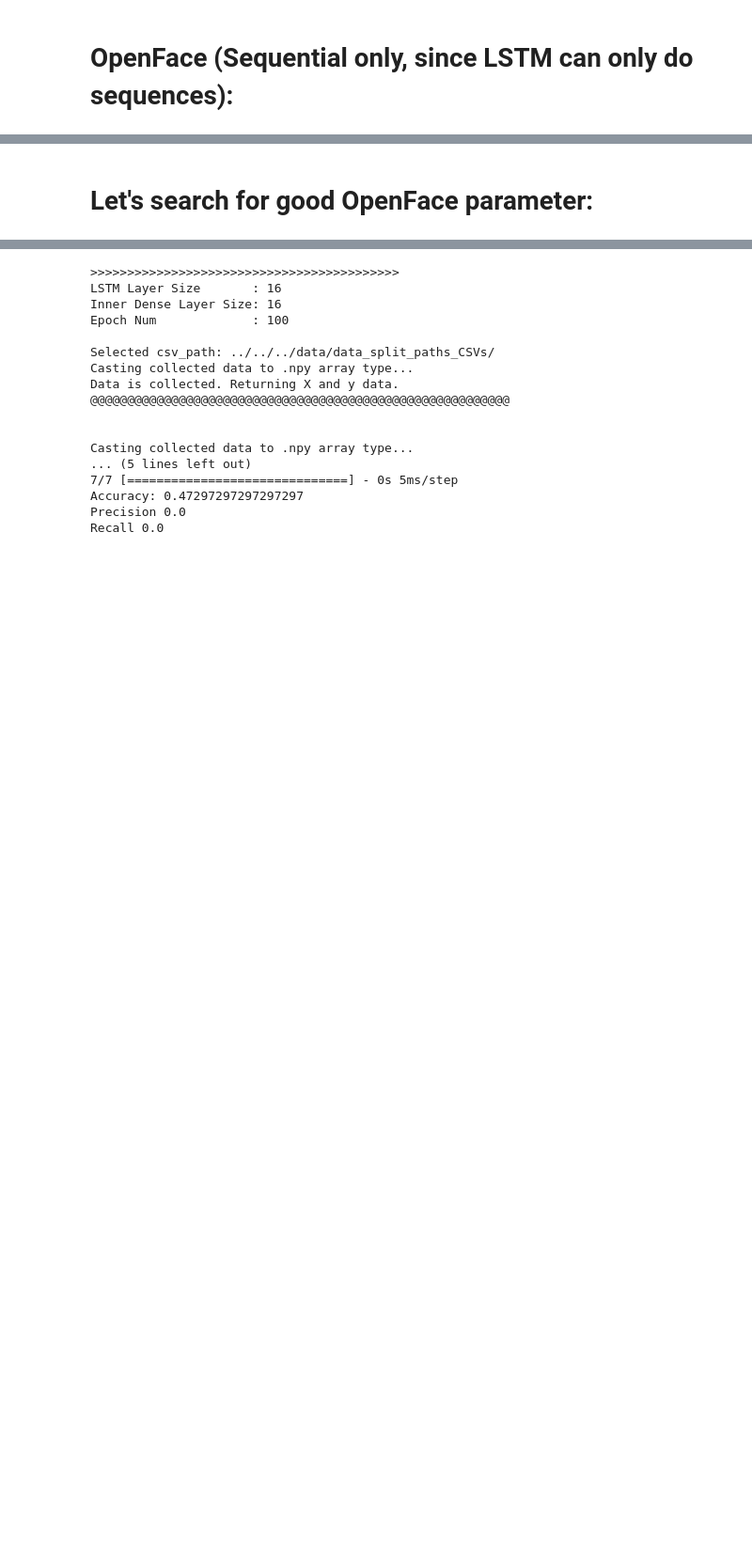
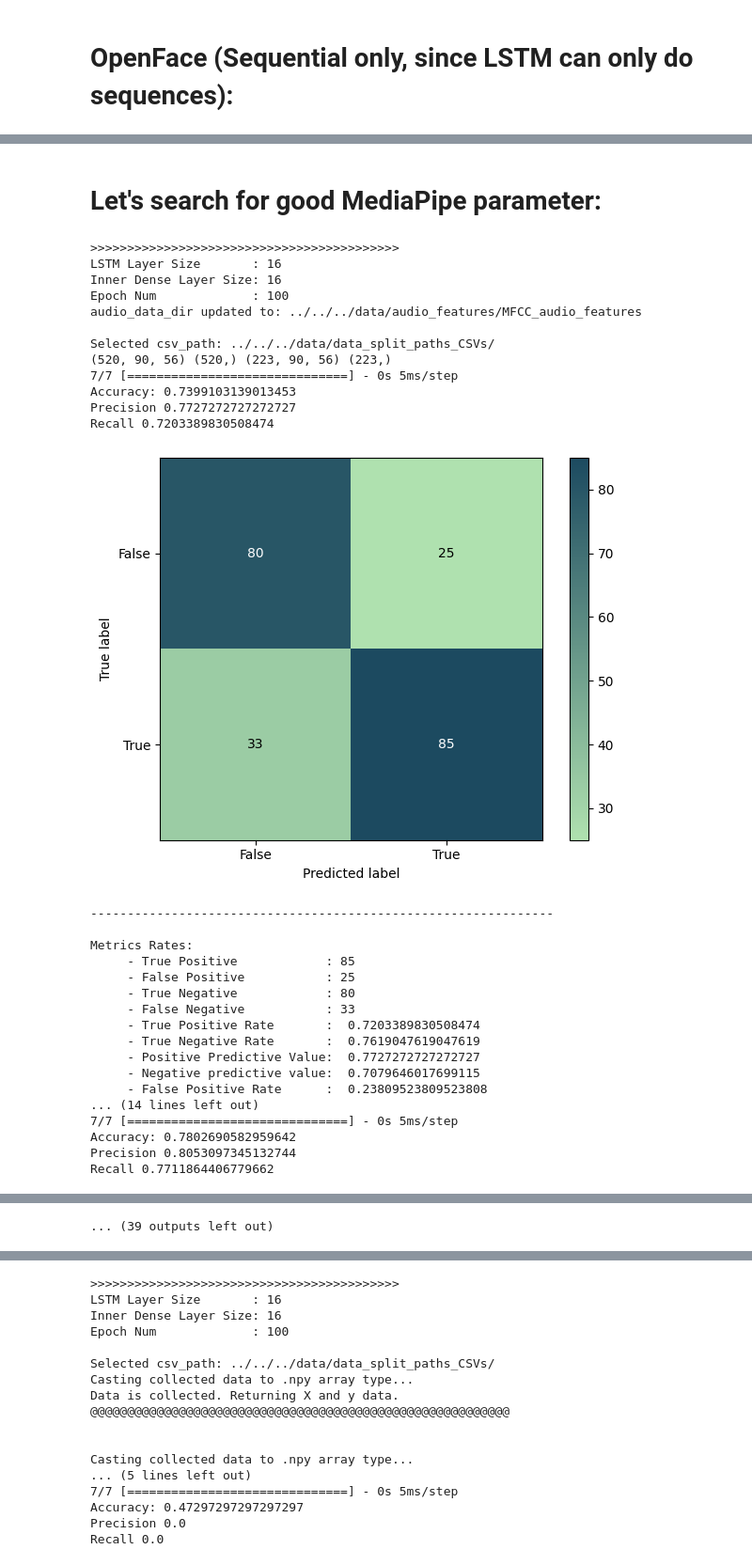
Before and after one commit to LevanSulimanov/DeceptionDetection_CAUT, a Jupyter notebook: Phase_2/3_Model_Codebase/LSTM_Model_Setup/tensorflow_LSTM_training_fused.ipynb, the cells around one changed output, grey strips where cells are left out. Shown at 94% size. Drawn from its saved outputs; the diff is of its cells as text; code cells hidden in the pictures; blank space fills up the shorter version.

```diff
--- a/Phase_2/3_Model_Codebase/LSTM_Model_Setup/tensorflow_LSTM_training_fused.ipynb
+++ b/Phase_2/3_Model_Codebase/LSTM_Model_Setup/tensorflow_LSTM_training_fused.ipynb
@@ -233,4 +252,53 @@ Metrics Rates:
      - False Negative Rate      :  1.0
      - False Discovery Rate     :  nan
 # %% [markdown]
-# Let's search for good OpenFace parameter:
+# Let's search for good MediaPipe parameter:
+# %%
+LSTM_grid_search(csv_path="../../../data/data_split_paths_CSVs/",
+                 visual_data_dir="../../../data/visual_features/MediaPipe/mediaPipe_keypoints_data_UPD",
+                 visual_data_mode="MediaPipe",
+                 audio_data_dir="../../../data/audio_features/",
+                 # coord_selection,
+                 fusion_mode="+",
+                 visual_approach_type="sequential",  # average or frame-based
+                 audio_feature_type="MFCC",  # MFCC, RMS, Chroma
+                 lstm_feat_size_lst=[16, 32, 64, 128, 256],
+                 inner_dense_layer_size_lst=[16, 32, 64, 128, 256],
+                 epochs_num=100,
+                 batch_size=32,
+                 threshold=0.5,
+                 required_FPS=30,
+                 input_length_in_seconds=3,
+                 class_to_num_dict={"truth": 0, "lie": 1},
+                 train_verbose=False)
+# %% [output]
+>>>>>>>>>>>>>>>>>>>>>>>>>>>>>>>>>>>>>>>>>>
+LSTM Layer Size       : 16
+Inner Dense Layer Size: 16
+Epoch Num             : 100
+audio_data_dir updated to: ../../../data/audio_features/MFCC_audio_features
+
+Selected csv_path: ../../../data/data_split_paths_CSVs/
+(520, 90, 56) (520,) (223, 90, 56) (223,)
+7/7 [==============================] - 0s 5ms/step
+Accuracy: 0.7399103139013453
+Precision 0.7727272727272727
+Recall 0.7203389830508474
+[figure, added]
+---------------------------------------------------------------
+
+Metrics Rates:
+     - True Positive            : 85
+     - False Positive           : 25
+     - True Negative            : 80
+     - False Negative           : 33
+     - True Positive Rate       :  0.7203389830508474
+     - True Negative Rate       :  0.7619047619047619
+     - Positive Predictive Value:  0.7727272727272727
+     - Negative predictive value:  0.7079646017699115
+     - False Positive Rate      :  0.23809523809523808
+... (14 lines left out)
+7/7 [==============================] - 0s 5ms/step
+Accuracy: 0.7802690582959642
+Precision 0.8053097345132744
+Recall 0.7711864406779662
@@ -236,0 +378 @@ Metrics Rates:
+... (39 outputs left out)
```
Also changed, not shown: parts of 6 cells of this notebook, 6 other files.
